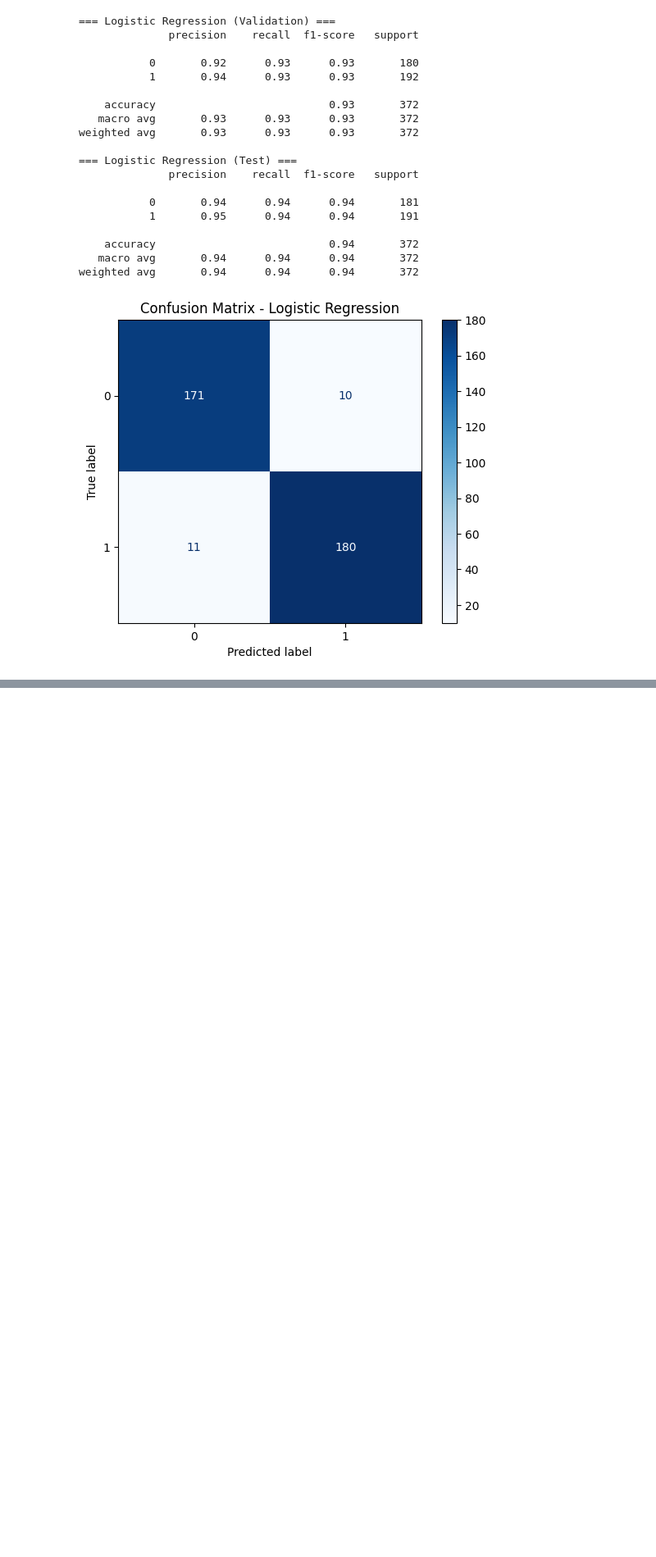
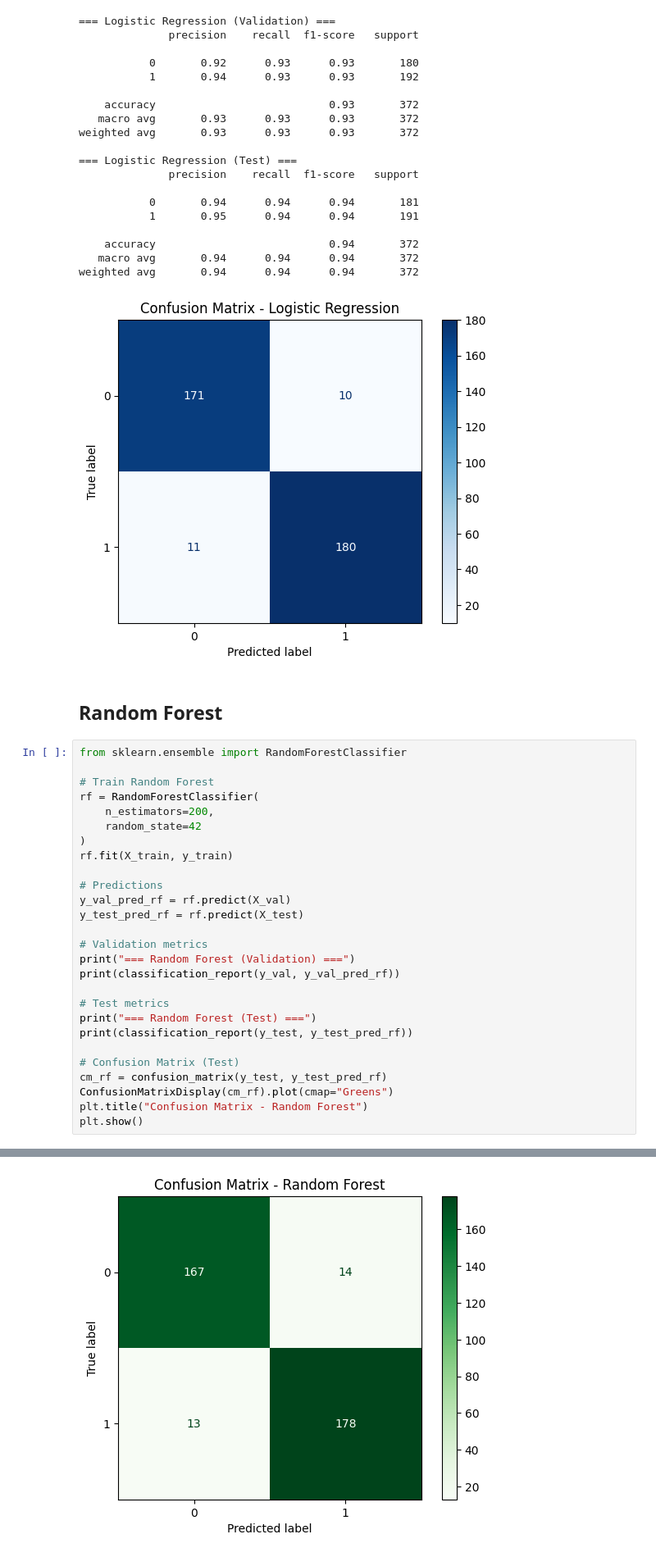
Before and after one commit to zubair-ui/Extrovert-vs.-Introvert-Behavior, a Jupyter notebook: Introvert VS Extrovert Behaviour Model.ipynb, the cells around one changed output, grey strips where cells are left out. Shown at 82% size. Drawn from its saved outputs; the diff is of its cells as text; blank space fills up the shorter version.

Commit message:
Random Forest Trained and Tested

```diff
--- a/Introvert VS Extrovert Behaviour Model.ipynb
+++ b/Introvert VS Extrovert Behaviour Model.ipynb
@@ -96,3 +96,33 @@ weighted avg       0.93      0.93      0.93       372
    macro avg       0.94      0.94      0.94       372
 weighted avg       0.94      0.94      0.94       372
 [figure]
+# %% [markdown]
+## Random Forest
+# %%
+from sklearn.ensemble import RandomForestClassifier
+
+# Train Random Forest
+rf = RandomForestClassifier(
+    n_estimators=200,
+    random_state=42
+)
+rf.fit(X_train, y_train)
+
+# Predictions
+y_val_pred_rf = rf.predict(X_val)
+y_test_pred_rf = rf.predict(X_test)
+
+# Validation metrics
+print("=== Random Forest (Validation) ===")
+print(classification_report(y_val, y_val_pred_rf))
+
+# Test metrics
+print("=== Random Forest (Test) ===")
+print(classification_report(y_test, y_test_pred_rf))
+
+# Confusion Matrix (Test)
+cm_rf = confusion_matrix(y_test, y_test_pred_rf)
+ConfusionMatrixDisplay(cm_rf).plot(cmap="Greens")
+plt.title("Confusion Matrix - Random Forest")
+plt.show()
+# %% [output]
@@ -98,0 +148 @@ weighted avg       0.94      0.94      0.94       372
+[figure, added]
```
Also changed, not shown: parts of 1 cell of this notebook.
